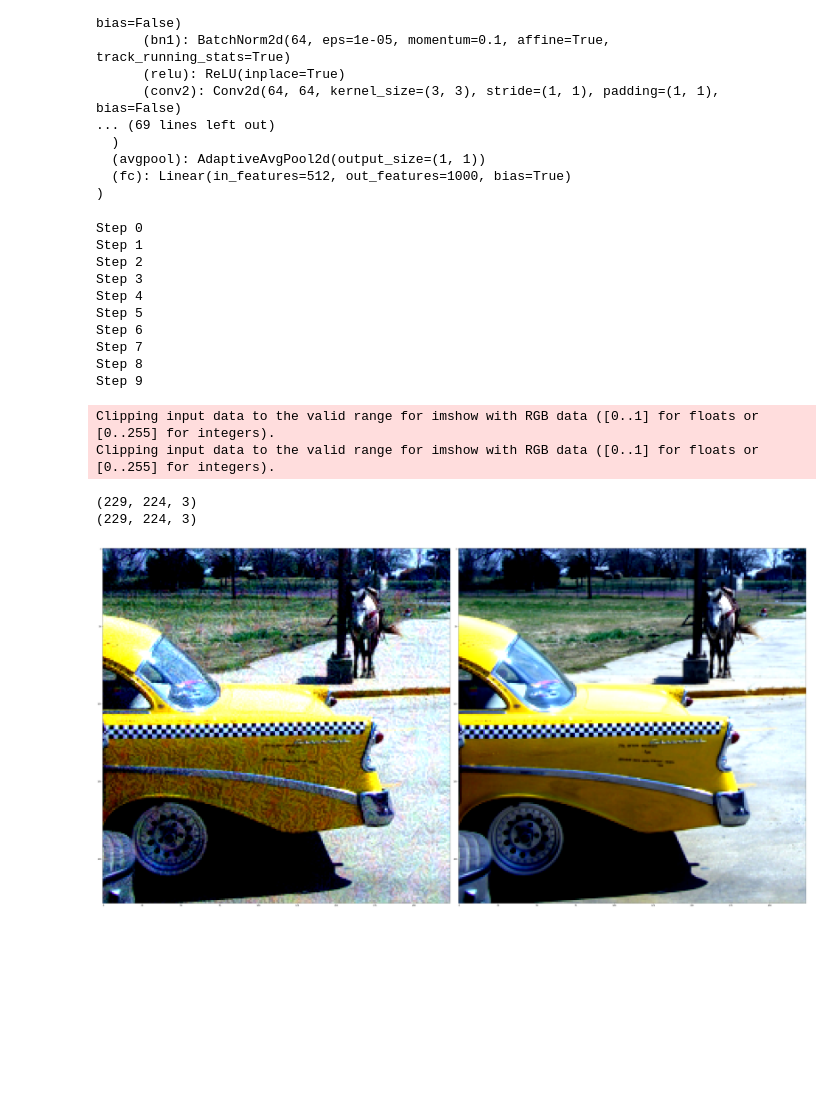
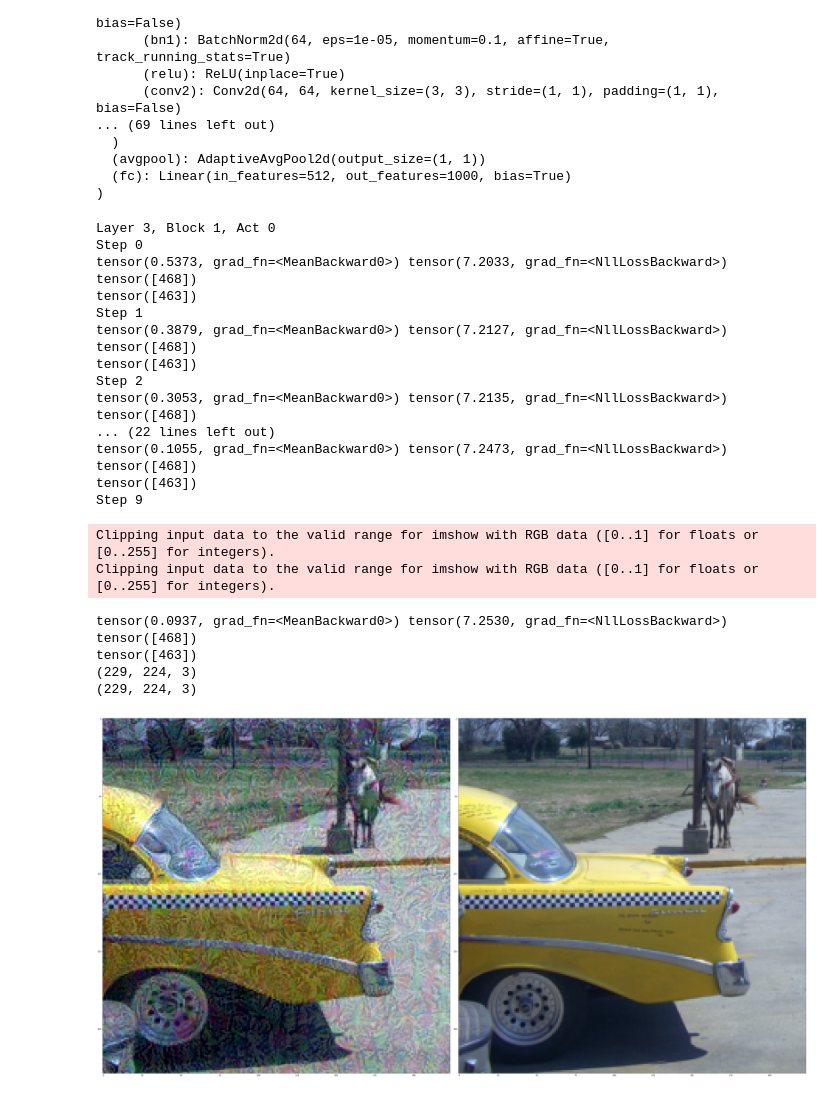
Before and after one commit to ssss1029/imagenet-classifier, a Jupyter notebook: Explore_Activations.ipynb, the cells around one changed output. Saved outputs shown, nothing was run; the diff lists cells and outputs as text; code cells hidden in the pictures; blank space fills up the shorter version.

```diff
--- a/Explore_Activations.ipynb
+++ b/Explore_Activations.ipynb
@@ -278,6 +281,22 @@ imagenet_train = datasets.ImageFolder(
     ])
 )
 
+class UnNormalize(object):
+    def __init__(self, mean, std):
+        self.mean = mean
+        self.std = std
+
+    def __call__(self, tensor):
+        # The normalize code -> t.sub_(m).div_(s)
+        for t, m, s in zip(tensor, self.mean, self.std):
+            t.mul_(s).add_(m)
+        return tensor
+
+unnorm = UnNormalize(
+    mean = [0.485, 0.456, 0.406],
+    std = [0.229, 0.224, 0.225]
+)
+
 def show_image(img, plt):
     img = img.permute((1,2,0))
     npimg = np.asarray(img)
@@ -286,8 +305,9 @@ def show_image(img, plt):
 # %%
 # rand_image = (torch.rand((1, 3, 224, 224)) * 2) - 1
 rand_image = imagenet_train[23423][0].unsqueeze(0)
+rand_image_target = torch.tensor(imagenet_train[23423][1]).unsqueeze(0)
 rand_image.requires_grad = True
-original_image = (rand_image.clone().detach() + 1) / 2.0
+original_image = unnorm(rand_image.clone().detach())
 logits, (acts_layer1, acts_layer2, acts_layer3, acts_layer4) = model(rand_image)
 
 # All activations
@@ -296,46 +316,72 @@ logits, (acts_layer1, acts_layer2, acts_layer3, acts_layer4) = model(rand_image)
 (l3_b1_c1, l3_b1_b1, l3_b1_a1, l3_b1_c2, l3_b1_b2), (l3_b2_c1, l3_b2_b1, l3_b2_a1, l3_b2_c2, l3_b2_b2) = acts_layer3
 (l4_b1_c1, l4_b1_b1, l4_b1_a1, l4_b1_c2, l4_b1_b2), (l4_b2_c1, l4_b2_b1, l4_b2_a1, l4_b2_c2, l4_b2_b2) = acts_layer4
 
-optimizer = torch.optim.Adam([rand_image], lr=0.03, weight_decay=1e-6)
+optimizer = torch.optim.Adam([rand_image], lr=0.07, weight_decay=1e-6)
+
+# Random Options
+rand_layer = random.randint(0, 3)
+rand_block = random.randint(0, 1)
+rand_act = random.randint(0, 4)
+rand_channel = None
+
+print(f"Layer {rand_layer}, Block {rand_block}, Act {rand_act}")
 
 for n in range(10):  # optimize pixel values for opt_steps times
     print(f"Step {n}")
     optimizer.zero_grad()
     logits, (acts_layer1, acts_layer2, acts_layer3, acts_layer4) = model(rand_image)
+    all_acts = [acts_layer1, acts_layer2, acts_layer3, acts_layer4]
 
     # All activations
-    (l1_b1_c1, l1_b1_b1, l1_b1_a1, l1_b1_c2, l1_b1_b2), (l1_b2_c1, l1_b2_b1, l1_b2_a1, l1_b2_c2, l1_b2_b2) = acts_layer1
-    (l2_b1_c1, l2_b1_b1, l2_b1_a1, l2_b1_c2, l2_b1_b2), (l2_b2_c1, l2_b2_b1, l2_b2_a1, l2_b2_c2, l2_b2_b2) = acts_layer2
-    (l3_b1_c1, l3_b1_b1, l3_b1_a1, l3_b1_c2, l3_b1_b2), (l3_b2_c1, l3_b2_b1, l3_b2_a1, l3_b2_c2, l3_b2_b2) = acts_layer3
-    (l4_b1_c1, l4_b1_b1, l4_b1_a1, l4_b1_c2, l4_b1_b2), (l4_b2_c1, l4_b2_b1, l4_b2_a1, l4_b2_c2, l4_b2_b2) = acts_layer4
+    # (l1_b1_c1, l1_b1_b1, l1_b1_a1, l1_b1_c2, l1_b1_b2), (l1_b2_c1, l1_b2_b1, l1_b2_a1, l1_b2_c2, l1_b2_b2) = acts_layer1
+    # (l2_b1_c1, l2_b1_b1, l2_b1_a1, l2_b1_c2, l2_b1_b2), (l2_b2_c1, l2_b2_b1, l2_b2_a1, l2_b2_c2, l2_b2_b2) = acts_layer2
+    # (l3_b1_c1, l3_b1_b1, l3_b1_a1, l3_b1_c2, l3_b1_b2), (l3_b2_c1, l3_b2_b1, l3_b2_a1, l3_b2_c2, l3_b2_b2) = acts_layer3
+    # (l4_b1_c1, l4_b1_b1, l4_b1_a1, l4_b1_c2, l4_b1_b2), (l4_b2_c1, l4_b2_b1, l4_b2_a1, l4_b2_c2, l4_b2_b2) = acts_layer4
 
     # lX_bY_cN is shape [batch_size, C, W, H]
-    layer = l2_b1_a1
-    loss = layer[:, random.randint(0, layer.shape[1] - 1), :, :].mean()
+    act_map = all_acts[rand_layer][rand_block][rand_act]
+    rand_channel = torch.max(torch.mean(act_map, dim=(2, 3)), dim=1)[1].item()
+    # if rand_channel == None:
+    #     rand_channel = random.randint(0, act_map.shape[1] - 1)
+    loss = (act_map[:, :, :, :] ** 2).mean()
     loss.backward()
-
     optimizer.step()
 
-denormed = (rand_image + 1) / 2.0
+    logits = model(rand_image)[0]
+    print(loss, F.cross_entropy(logits, rand_image_target))
+    print(rand_image_target)
+    print(logits.max(1)[1])
+
+denormed = unnorm(rand_image)
 
 fig, ax = plt.subplots(1, 2)
 fig.set_size_inches(50, 50)
 fig.tight_layout()
 show_image(denormed[0].detach(), ax[0])
 show_image(original_image[0].detach(), ax[1])
 # %% [output]
+Layer 3, Block 1, Act 0
 Step 0
+tensor(0.5373, grad_fn=<MeanBackward0>) tensor(7.2033, grad_fn=<NllLossBackward>)
+tensor([468])
+tensor([463])
 Step 1
+tensor(0.3879, grad_fn=<MeanBackward0>) tensor(7.2127, grad_fn=<NllLossBackward>)
+tensor([468])
+tensor([463])
 Step 2
-Step 3
-Step 4
-Step 5
-Step 6
-Step 7
-Step 8
+tensor(0.3053, grad_fn=<MeanBackward0>) tensor(7.2135, grad_fn=<NllLossBackward>)
+tensor([468])
+... (22 lines left out)
+tensor(0.1055, grad_fn=<MeanBackward0>) tensor(7.2473, grad_fn=<NllLossBackward>)
+tensor([468])
+tensor([463])
 Step 9
 Clipping input data to the valid range for imshow with RGB data ([0..1] for floats or [0..255] for integers).
 Clipping input data to the valid range for imshow with RGB data ([0..1] for floats or [0..255] for integers).
+tensor(0.0937, grad_fn=<MeanBackward0>) tensor(7.2530, grad_fn=<NllLossBackward>)
+tensor([468])
+tensor([463])
 (229, 224, 3)
 (229, 224, 3)
-[figure, old version]
+[figure, new version]
```
Also changed, not shown: parts of 2 cells of this notebook, 27 other files.
